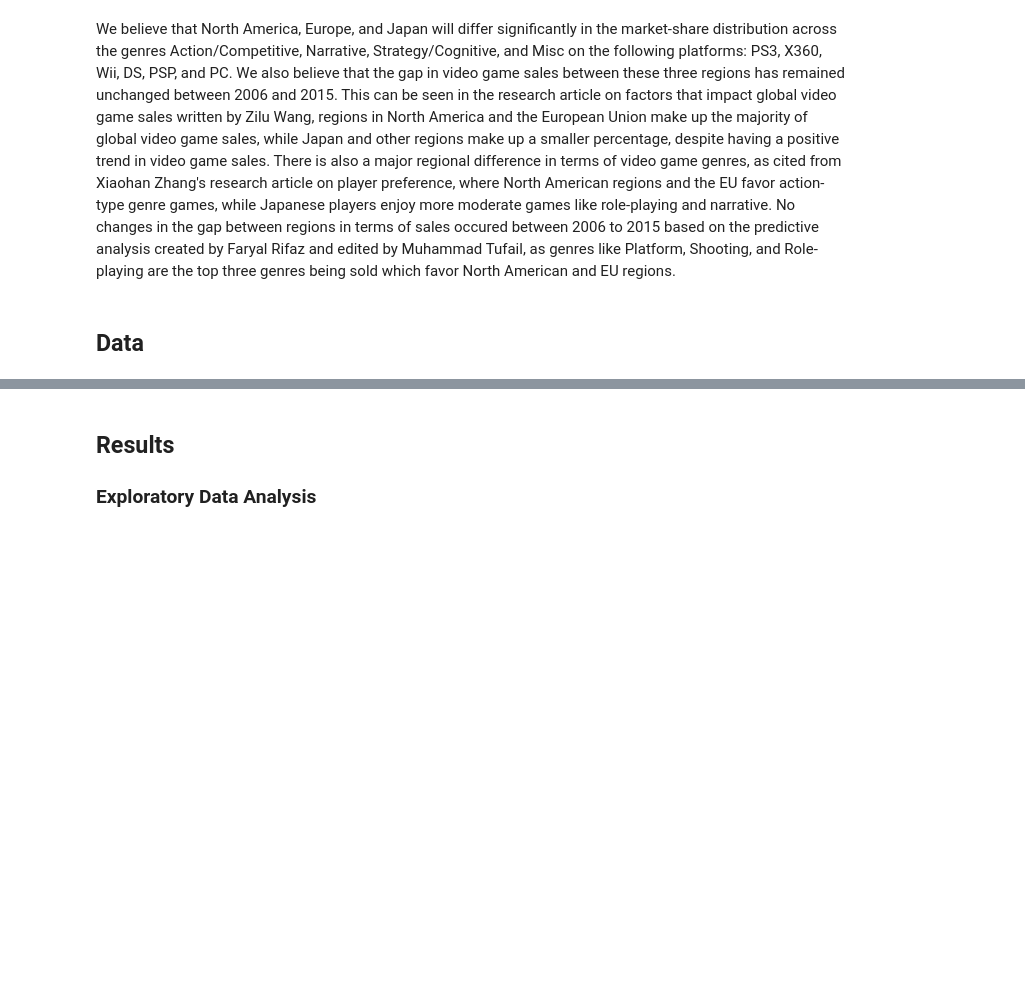
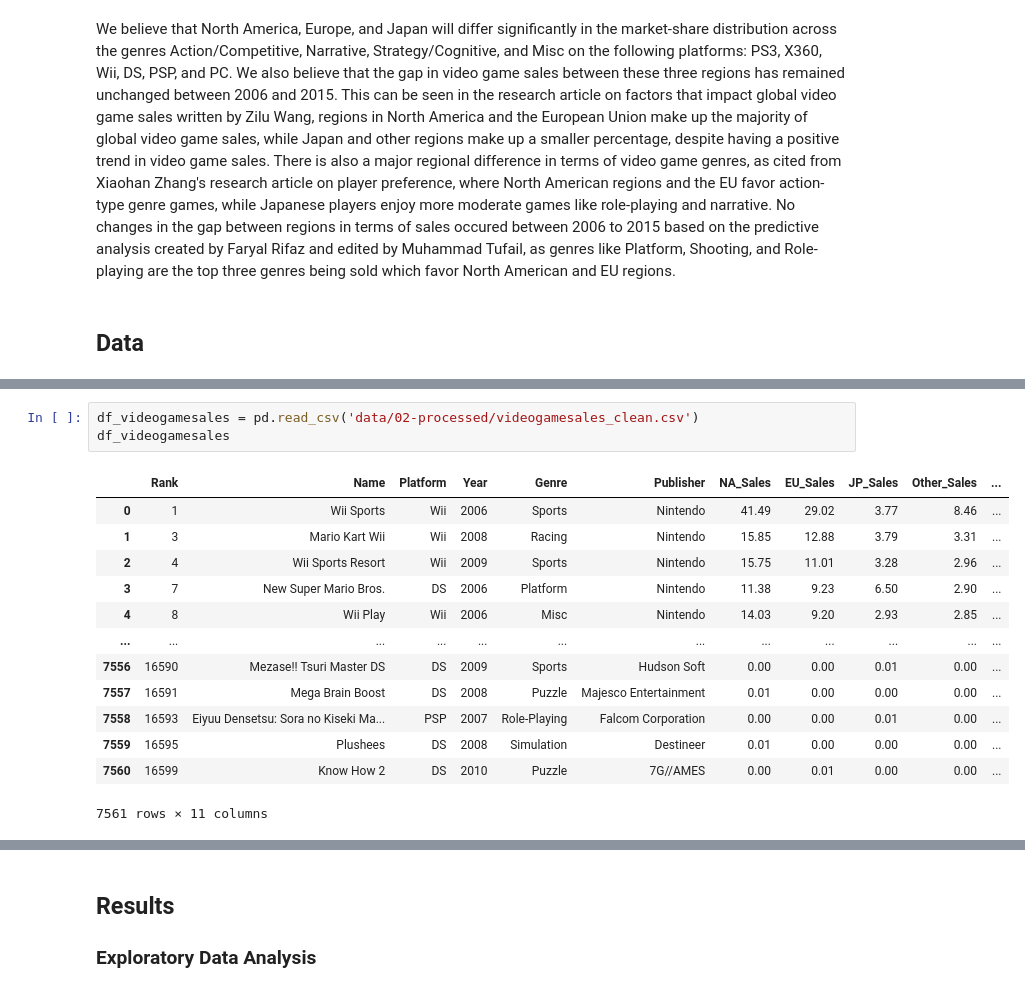
Before and after one commit to COGS108/Group015_WI26, a Jupyter notebook: 03-FinalProject.ipynb, the cells around one changed output, grey strips where cells are left out. Cells and saved outputs as stored; diff of their text form; blank space fills up the shorter version.

Commit message:
cleaned up data wrangling in final version

```diff
--- a/03-FinalProject.ipynb
+++ b/03-FinalProject.ipynb
@@ -568,0 +89,17 @@ We are leaning towards sticking with only the first dataset (video game sales) f
+# %%
+df_videogamesales = pd.read_csv('data/02-processed/videogamesales_clean.csv')
+df_videogamesales
+# %% [output]
+|  | Rank | Name | Platform | Year | Genre | Publisher | NA_Sales | EU_Sales | JP_Sales | Other_Sales | ... |
+| 0 | 1 | Wii Sports | Wii | 2006 | Sports | Nintendo | 41.49 | 29.02 | 3.77 | 8.46 | ... |
+| 1 | 3 | Mario Kart Wii | Wii | 2008 | Racing | Nintendo | 15.85 | 12.88 | 3.79 | 3.31 | ... |
+| 2 | 4 | Wii Sports Resort | Wii | 2009 | Sports | Nintendo | 15.75 | 11.01 | 3.28 | 2.96 | ... |
+| 3 | 7 | New Super Mario Bros. | DS | 2006 | Platform | Nintendo | 11.38 | 9.23 | 6.50 | 2.90 | ... |
+| 4 | 8 | Wii Play | Wii | 2006 | Misc | Nintendo | 14.03 | 9.20 | 2.93 | 2.85 | ... |
+| ... | ... | ... | ... | ... | ... | ... | ... | ... | ... | ... | ... |
+| 7556 | 16590 | Mezase!! Tsuri Master DS | DS | 2009 | Sports | Hudson Soft | 0.00 | 0.00 | 0.01 | 0.00 | ... |
+| 7557 | 16591 | Mega Brain Boost | DS | 2008 | Puzzle | Majesco Entertainment | 0.01 | 0.00 | 0.00 | 0.00 | ... |
+| 7558 | 16593 | Eiyuu Densetsu: Sora no Kiseki Ma... | PSP | 2007 | Role-Playing | Falcom Corporation | 0.00 | 0.00 | 0.01 | 0.00 | ... |
+| 7559 | 16595 | Plushees | DS | 2008 | Simulation | Destineer | 0.01 | 0.00 | 0.00 | 0.00 | ... |
+| 7560 | 16599 | Know How 2 | DS | 2010 | Puzzle | 7G//AMES | 0.00 | 0.01 | 0.00 | 0.00 | ... |
+7561 rows × 11 columns
```
Also changed, not shown: parts of 66 cells of this notebook, 1 other file.
